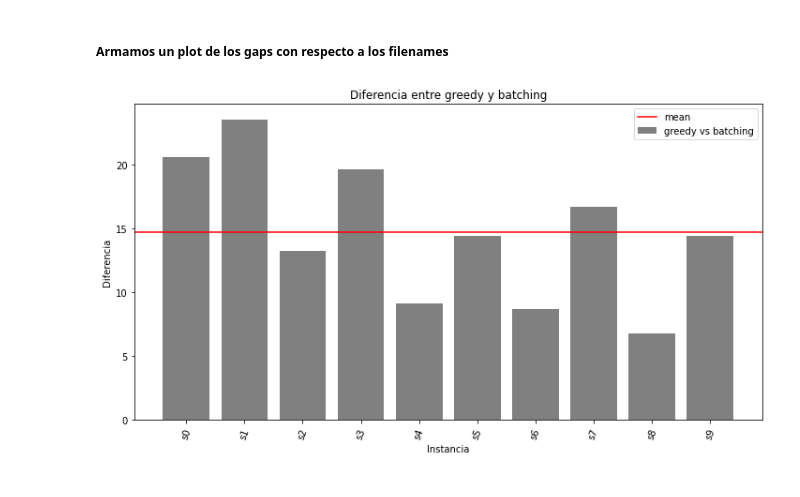
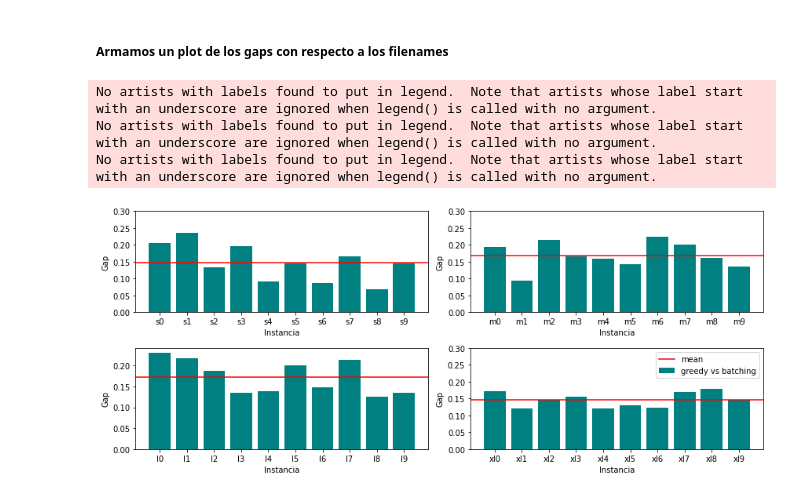
Before and after one commit to florianreyes/TP_1_TD5_Algoritmos, a Jupyter notebook: tp1/analisis/analisis_mod.ipynb, the cells around one changed output. Drawn from its saved outputs; the diff is of its cells as text; code cells hidden in the pictures.

Commit message:
analysis new graphs

```diff
--- a/tp1/analisis/analisis_mod.ipynb
+++ b/tp1/analisis/analisis_mod.ipynb
@@ -42,19 +42,51 @@ plt.plot(df['filename'], df['gap'], label='greedy vs batching', color = "grey")
 [figure]
 # %% [markdown]
 ##### Armamos un plot de los gaps con respecto a los filenames
-# %%
-# make it divided into 4 subplots, one for each size
-fig, ax = plt.subplots(figsize=(12, 6))
-ax.set_title('Diferencia entre greedy y batching')
-ax.set_xlabel('Instancia')
-ax.set_ylabel('Diferencia')
-plt.xticks(rotation=70)
-plt.subplots_adjust(bottom=0.1)
-
-ax.axhline(df_small['gap'].mean(), color='red', label='mean')
-plt.bar(df_small['filename'], df_small['gap'], label='greedy vs batching', color='grey')
-plt.legend()
-
-plt.show()
-# %% [output]
-[figure, removed]
+# %%
+df_small = df[df['filename'].apply(lambda x: x[0] == 's')]
+df_medium = df[df['filename'].apply(lambda x: x[0] == 'm')]
+df_large = df[df['filename'].apply(lambda x: x[0] == 'l')]
+df_xlarge = df[df['filename'].apply(lambda x: x[0] == 'x')]
+# %%
+fig, ((ax1, ax2),(ax3, ax4)) = plt.subplots(2, 2, figsize=(12, 5))
+
+
+ax1.set_xlabel('Instancia')
+ax1.set_ylabel('Gap')
+ax1.axhline(df_small['gap'].mean(), color='red', label='mean')
+ax1.bar(df_small['filename'], df_small['gap'], label='greedy vs batching', color='teal')
+ax1.set_ylim(0, 0.3)
+ax1.legend()
+
+
+ax2.set_xlabel('Instancia')
+ax2.set_ylabel('Gap')
+ax2.axhline(df_medium['gap'].mean(), color='red', label='mean')
+ax2.bar(df_medium['filename'], df_medium['gap'], label='greedy vs batching', color='teal')
+ax2.set_ylim(0, 0.3)
+ax2.legend()
+
+
+ax3.set_xlabel('Instancia')
+ax3.set_ylabel('Gap')
+ax3.axhline(df_large['gap'].mean(), color='red', label='mean')
+ax3.bar(df_large['filename'], df_large['gap'], label='greedy vs batching', color='teal')
+ax2.set_ylim(0, 0.3)
+ax3.legend()
+
+
+ax4.set_xlabel('Instancia')
+ax4.set_ylabel('Gap')
+ax4.axhline(df_xlarge['gap'].mean(), color='red', label='mean')
+ax4.bar(df_xlarge['filename'], df_xlarge['gap'], label='greedy vs batching', color='teal')
+ax4.set_ylim(0, 0.3)
+ax4.legend()
+
+fig.tight_layout()
+
+plt.show()
+# %% [output]
+No artists with labels found to put in legend.  Note that artists whose label start with an underscore are ignored when legend() is called with no argument.
+No artists with labels found to put in legend.  Note that artists whose label start with an underscore are ignored when legend() is called with no argument.
+No artists with labels found to put in legend.  Note that artists whose label start with an underscore are ignored when legend() is called with no argument.
+[figure, added]
```
